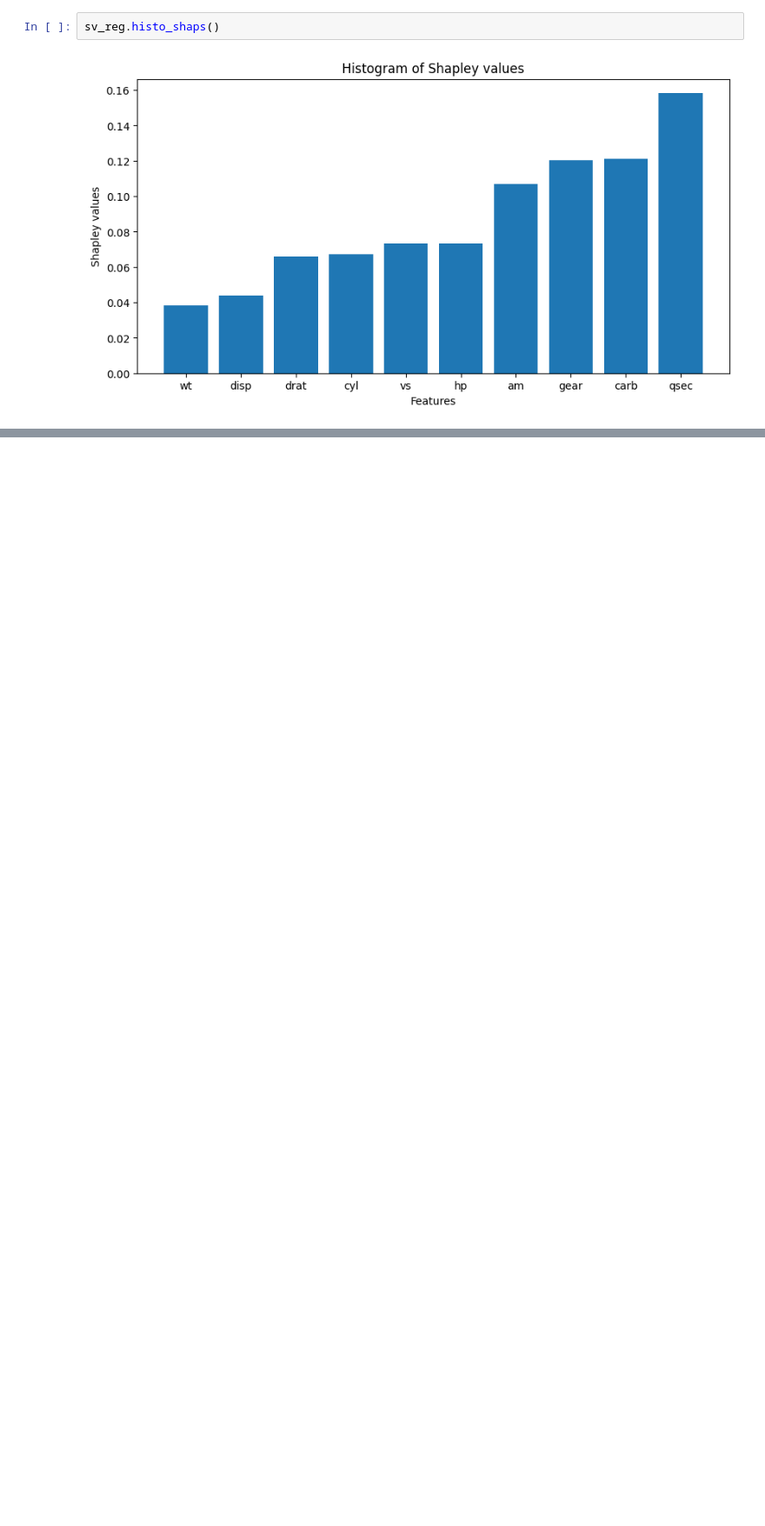
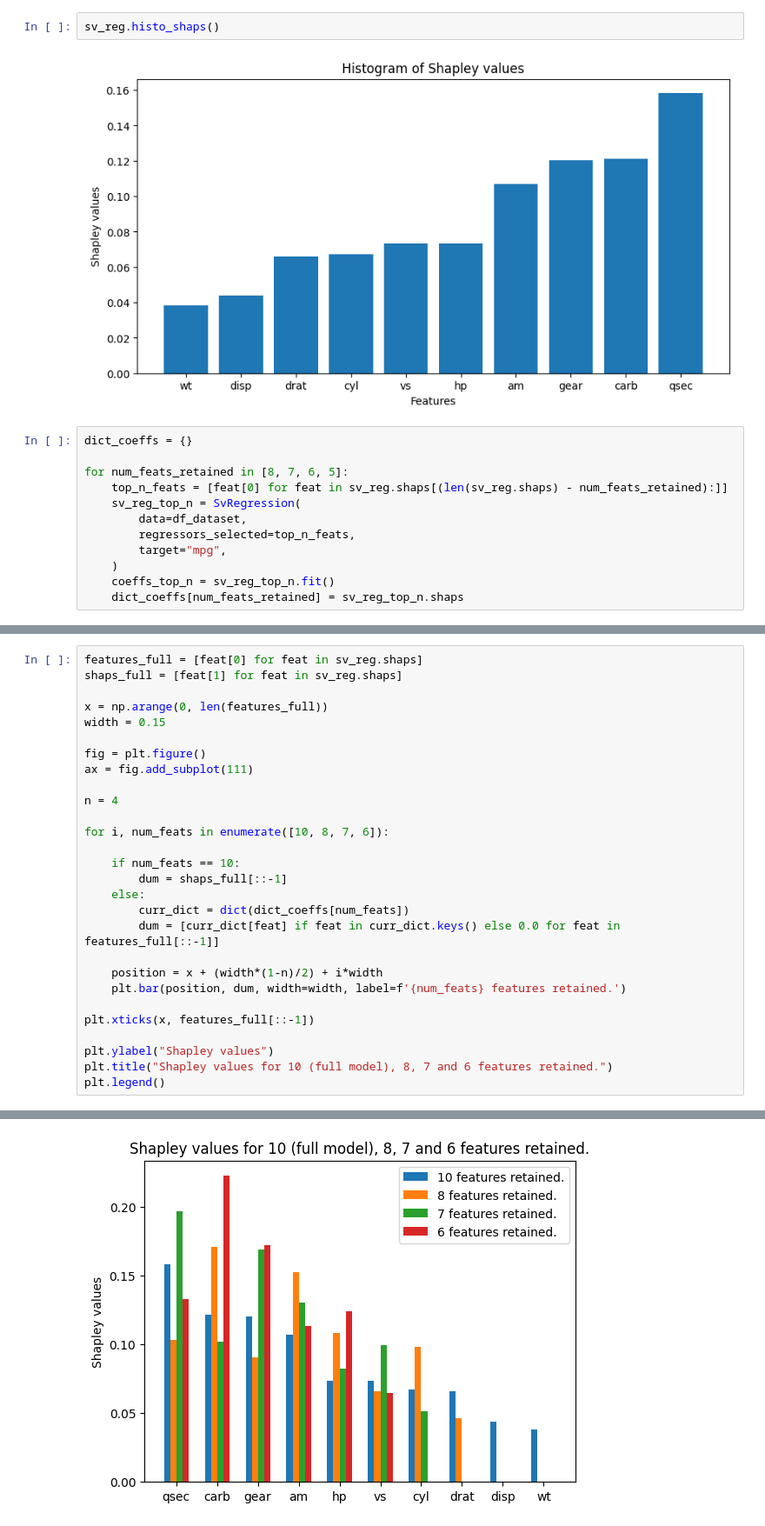
Before and after one commit to jxraynaud/svreg, a Jupyter notebook: examples/stability_model.ipynb, the cells around one changed output, grey strips where cells are left out. Shown at 87% size. Saved outputs shown, nothing was run; the diff lists cells and outputs as text; blank space fills up the shorter version.

Commit message:
stability_model.ipynb work in progress (graph for n feats retained done).

```diff
--- a/examples/stability_model.ipynb
+++ b/examples/stability_model.ipynb
@@ -52,3 +50,15 @@ Linear regressions |████████████████████
 sv_reg.histo_shaps()
 # %% [output]
 [figure]
+# %%
+dict_coeffs = {}
+
+for num_feats_retained in [8, 7, 6, 5]:
+    top_n_feats = [feat[0] for feat in sv_reg.shaps[(len(sv_reg.shaps) - num_feats_retained):]]
+    sv_reg_top_n = SvRegression(
+        data=df_dataset,
+        regressors_selected=top_n_feats,
+        target="mpg",
+    )
+    coeffs_top_n = sv_reg_top_n.fit()
+    dict_coeffs[num_feats_retained] = sv_reg_top_n.shaps
@@ -54,0 +83,29 @@ sv_reg.histo_shaps()
+# %%
+features_full = [feat[0] for feat in sv_reg.shaps]
+shaps_full = [feat[1] for feat in sv_reg.shaps]
+
+x = np.arange(0, len(features_full))
+width = 0.15
+
+fig = plt.figure()
+ax = fig.add_subplot(111)
+
+n = 4
+
+for i, num_feats in enumerate([10, 8, 7, 6]):
+
+    if num_feats == 10:
+        dum = shaps_full[::-1]
+    else:
+        curr_dict = dict(dict_coeffs[num_feats])
+        dum = [curr_dict[feat] if feat in curr_dict.keys() else 0.0 for feat in features_full[::-1]]
+
+    position = x + (width*(1-n)/2) + i*width
+    plt.bar(position, dum, width=width, label=f'{num_feats} features retained.')
+
+plt.xticks(x, features_full[::-1])
+
+plt.ylabel("Shapley values")
+plt.title("Shapley values for 10 (full model), 8, 7 and 6 features retained.")
+plt.legend()
+# %% [output]
@@ -54,0 +113 @@ sv_reg.histo_shaps()
+[figure, added]
```
Also changed, not shown: parts of 4 cells of this notebook.
